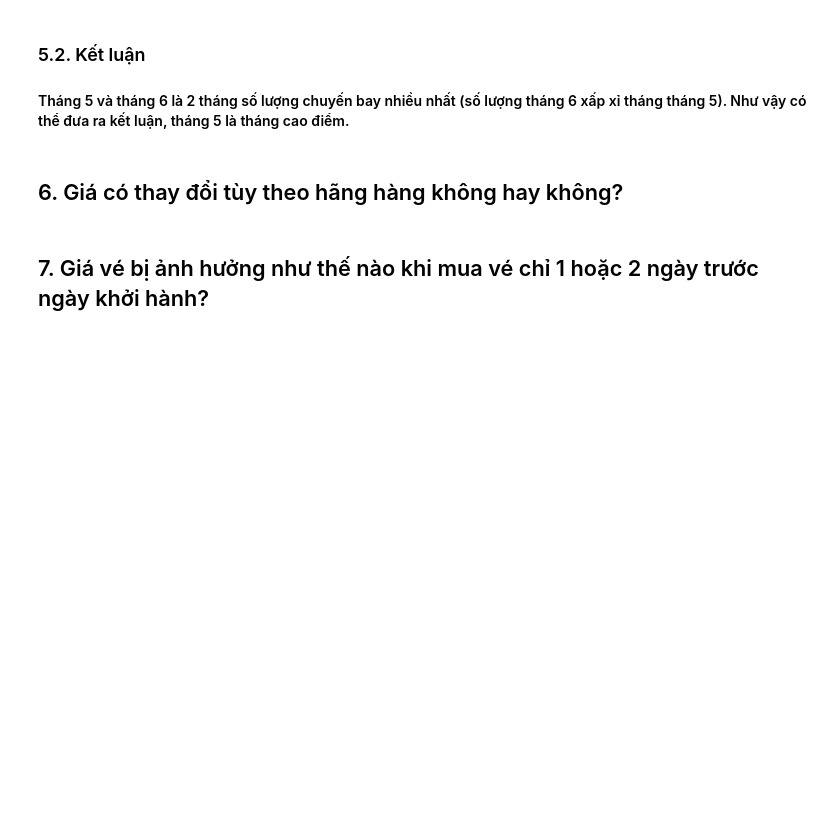
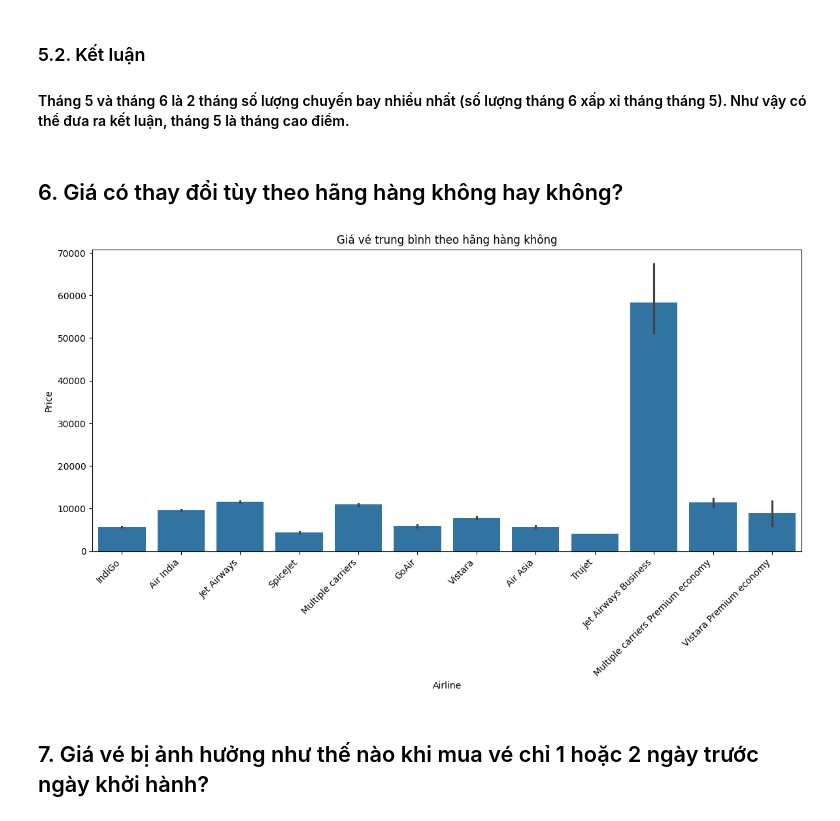
Before and after one commit to Vanniee007/ADA-Final-Project-20CQ.PTDL.05, a Jupyter notebook: FinalProject.ipynb, the cells around one changed output. Drawn from its saved outputs; the diff is of its cells as text; code cells hidden in the pictures; blank space fills up the shorter version.

Commit message:
EDA 1, 2; Visual 6

```diff
--- a/FinalProject.ipynb
+++ b/FinalProject.ipynb
@@ -342,6 +466,15 @@ plt.show()
 # %% [markdown]
 
 ## 6. Giá có thay đổi tùy theo hãng hàng không hay không?
+# %%
+avg_price_by_airline = merged_data.groupby('Airline')['Price'].mean().sort_values()
+plt.figure(figsize=(14, 6))
+sns.barplot(x='Airline', y='Price', data=merged_data)
+plt.xticks(rotation=45, ha='right')
+plt.title('Giá vé trung bình theo hãng hàng không')
+plt.show()
+# %% [output]
+[figure, added]
 # %% [markdown]
 
 ## 7. Giá vé bị ảnh hưởng như thế nào khi mua vé chỉ 1 hoặc 2 ngày trước ngày khởi hành?
```
Also changed, not shown: parts of 13 cells of this notebook, 1 other file.
